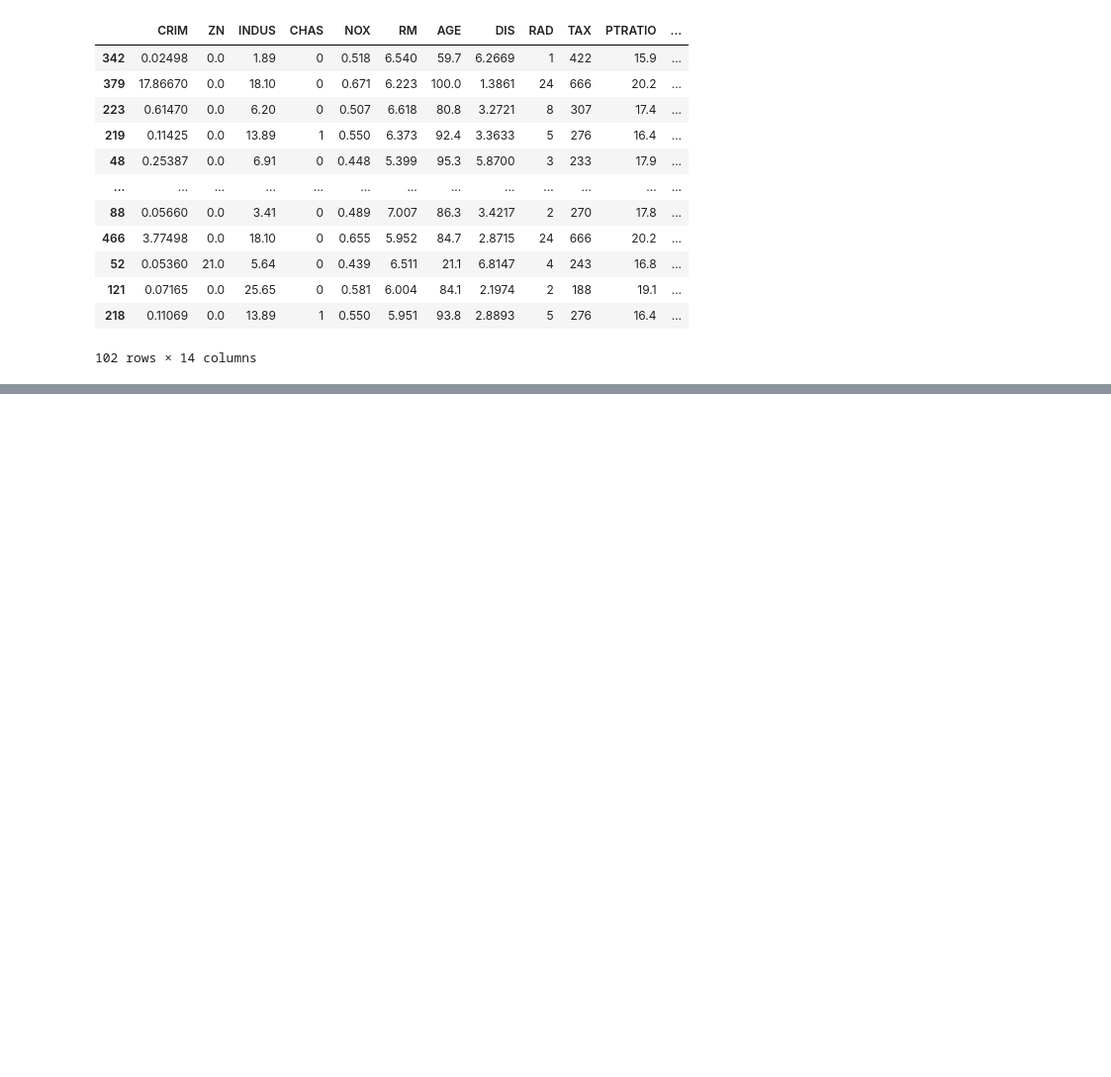
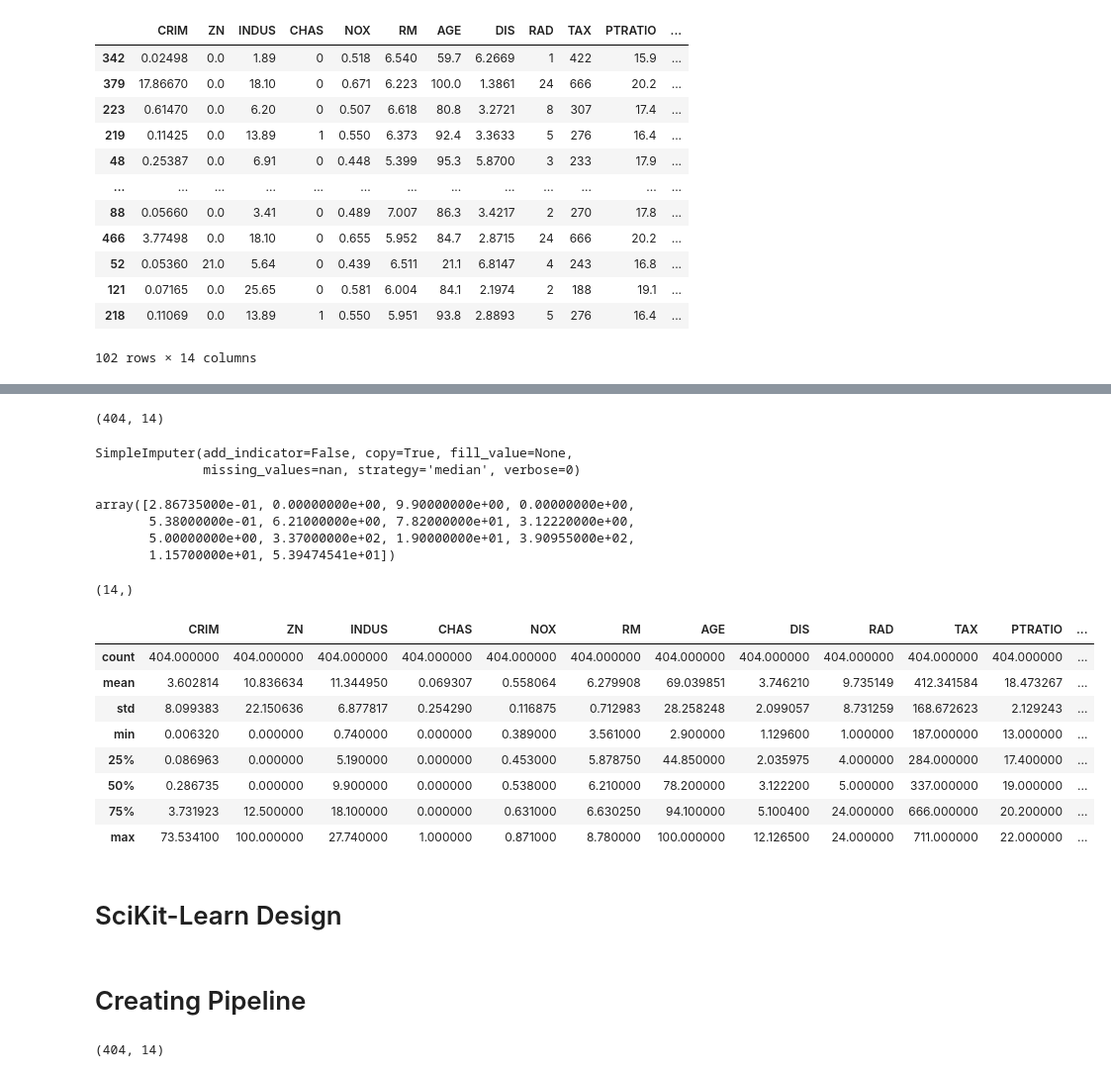
Before and after one commit to alokdeka/ML, a Jupyter notebook: Real Estate.ipynb, the cells around one changed output, grey strips where cells are left out. Shown: that part at 99% size. Drawn from its saved outputs; the diff is of its cells as text; code cells hidden in the pictures; blank space fills up the shorter version.

```diff
--- a/Real Estate.ipynb
+++ b/Real Estate.ipynb
@@ -102,0 +185,43 @@ strat_test_set
+# %%
+a = housing.dropna(subset=["RM"])
+a.shape
+# %% [output]
+(404, 14)
+# %%
+from sklearn.impute import SimpleImputer
+imputer = SimpleImputer(strategy = "median")
+imputer.fit(housing)
+# %% [output]
+SimpleImputer(add_indicator=False, copy=True, fill_value=None,
+              missing_values=nan, strategy='median', verbose=0)
+# %%
+imputer.statistics_
+# %% [output]
+array([2.86735000e-01, 0.00000000e+00, 9.90000000e+00, 0.00000000e+00,
+       5.38000000e-01, 6.21000000e+00, 7.82000000e+01, 3.12220000e+00,
+       5.00000000e+00, 3.37000000e+02, 1.90000000e+01, 3.90955000e+02,
+       1.15700000e+01, 5.39474541e+01])
+# %%
+imputer.statistics_.shape
+# %% [output]
+(14,)
+# %%
+X = imputer.transform(housing)
+# %%
+housing_tr = pd.DataFrame(X, columns=housing.columns)
+# %%
+housing_tr.describe()
+# %% [output]
+|  | CRIM | ZN | INDUS | CHAS | NOX | RM | AGE | DIS | RAD | TAX | PTRATIO | ... |
+| count | 404.000000 | 404.000000 | 404.000000 | 404.000000 | 404.000000 | 404.000000 | 404.000000 | 404.000000 | 404.000000 | 404.000000 | 404.000000 | ... |
+| mean | 3.602814 | 10.836634 | 11.344950 | 0.069307 | 0.558064 | 6.279908 | 69.039851 | 3.746210 | 9.735149 | 412.341584 | 18.473267 | ... |
+| std | 8.099383 | 22.150636 | 6.877817 | 0.254290 | 0.116875 | 0.712983 | 28.258248 | 2.099057 | 8.731259 | 168.672623 | 2.129243 | ... |
+| min | 0.006320 | 0.000000 | 0.740000 | 0.000000 | 0.389000 | 3.561000 | 2.900000 | 1.129600 | 1.000000 | 187.000000 | 13.000000 | ... |
+| 25% | 0.086963 | 0.000000 | 5.190000 | 0.000000 | 0.453000 | 5.878750 | 44.850000 | 2.035975 | 4.000000 | 284.000000 | 17.400000 | ... |
+| 50% | 0.286735 | 0.000000 | 9.900000 | 0.000000 | 0.538000 | 6.210000 | 78.200000 | 3.122200 | 5.000000 | 337.000000 | 19.000000 | ... |
+| 75% | 3.731923 | 12.500000 | 18.100000 | 0.000000 | 0.631000 | 6.630250 | 94.100000 | 5.100400 | 24.000000 | 666.000000 | 20.200000 | ... |
+| max | 73.534100 | 100.000000 | 27.740000 | 1.000000 | 0.871000 | 8.780000 | 100.000000 | 12.126500 | 24.000000 | 711.000000 | 22.000000 | ... |
+# %% [markdown]
+# SciKit-Learn Design
+# %% [markdown]
+# Creating Pipeline
@@ -102,0 +237,4 @@ strat_test_set
+# %%
+housing_num_tr.shape
+# %% [output]
+(404, 14)
```
Also changed, not shown: parts of 34 cells of this notebook, 3 other files.
